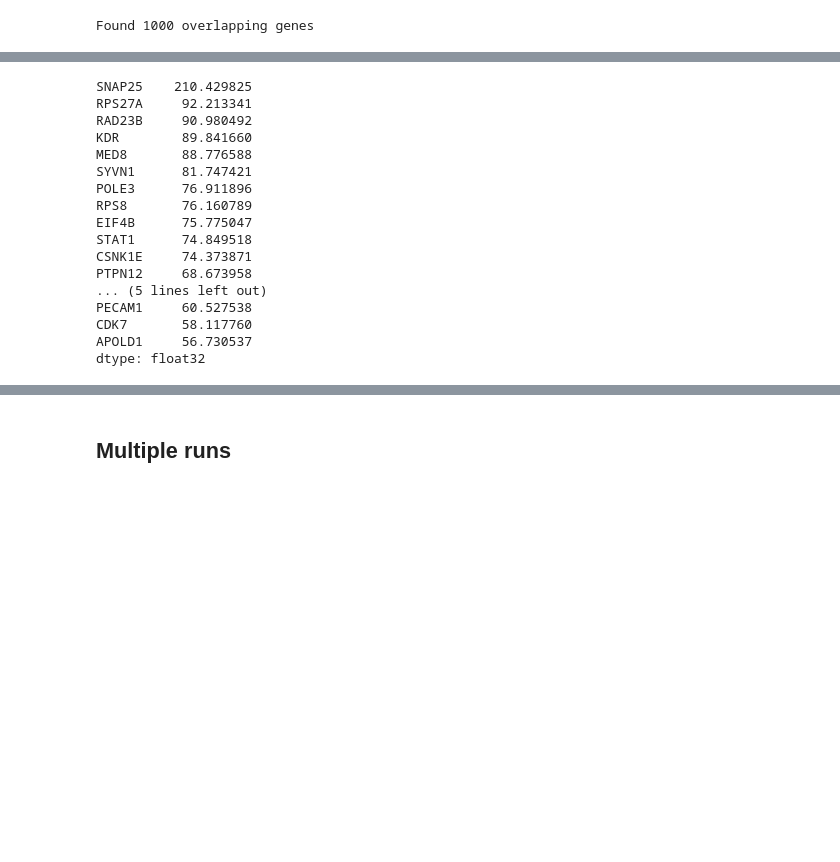
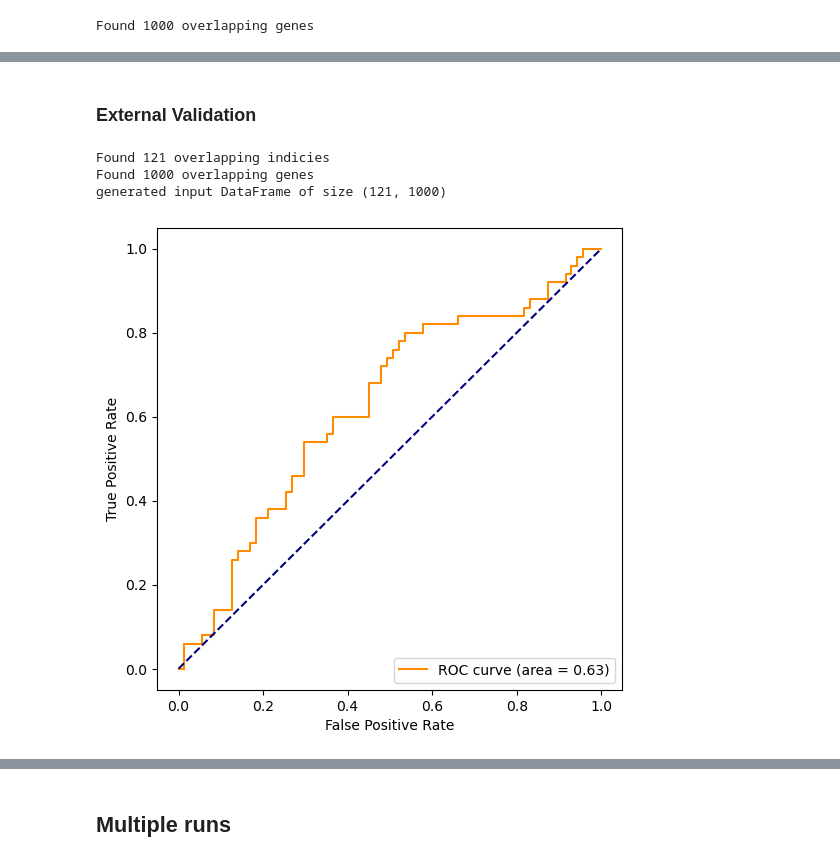
Before and after one commit to vanallenlab/pnet, a Jupyter notebook: src/PanCancer_ploidy.ipynb, the cells around one changed output, grey strips where cells are left out. Drawn from its saved outputs; the diff is of its cells as text; code cells hidden in the pictures; blank space fills up the shorter version.

```diff
--- a/src/PanCancer_ploidy.ipynb
+++ b/src/PanCancer_ploidy.ipynb
@@ -219,21 +266,35 @@ gene_imp_by_target = cond_vals_genomic.sum().T
-# %%
-gene_imp_by_target.nlargest(20)
-# %% [output]
-SNAP25    210.429825
-RPS27A     92.213341
-RAD23B     90.980492
-KDR        89.841660
-MED8       88.776588
-SYVN1      81.747421
-POLE3      76.911896
-RPS8       76.160789
-EIF4B      75.775047
-STAT1      74.849518
-CSNK1E     74.373871
-PTPN12     68.673958
-... (5 lines left out)
-PECAM1     60.527538
-CDK7       58.117760
-APOLD1     56.730537
-dtype: float32
+# %% [markdown]
+### External Validation
+# %%
+ext_val_ploidy = pd.read_csv('../data/mel_dfci_2019/data_clinical_sample.txt',
+                             delimiter='\t').set_index('Sample Identifier').iloc[4:]
+ext_val_target = (ext_val_ploidy['Ploidy'].astype('float') > ma).astype('int')
+# %%
+inds = pnet_loader.get_indicies(genetic_data = {'rna': rna_ext_val[genes_pca]},
+                                target=ext_val_target)
+ext_val_dataset = pnet_loader.PnetDataset(genetic_data = {'rna': rna_ext_val[genes_pca]},
+                                          target=ext_val_target, indicies=inds)
+# %% [output]
+Found 121 overlapping indicies
+Found 1000 overlapping genes
+generated input DataFrame of size (121, 1000)
+# %%
+x_val = ext_val_dataset.x
+additional_val = ext_val_dataset.additional
+y_val = ext_val_dataset.y
+# %%
+pred = model(x_val, additional_val)
+y_pred_proba = pred.detach().numpy().squeeze()
+fpr, tpr, _ = metrics.roc_curve(y_val,  y_pred_proba)
+test_auc = metrics.roc_auc_score(y_val, pred.detach().numpy().squeeze())
+#create ROC curve
+plt.plot(fpr,tpr, color="darkorange", label="ROC curve (area = %0.2f)" % test_auc)
+plt.ylabel('True Positive Rate')
+plt.xlabel('False Positive Rate')
+plt.plot([0, 1], [0, 1], color="navy", linestyle="--")
+plt.legend(loc="lower right")
+plt.savefig('PNET_ploidy_ROC_curve_ext_val_rna_only.pdf')
+plt.show()
+# %% [output]
+[figure, added]
 # %%
```
Also changed, not shown: parts of 37 cells of this notebook, 3 other files.
